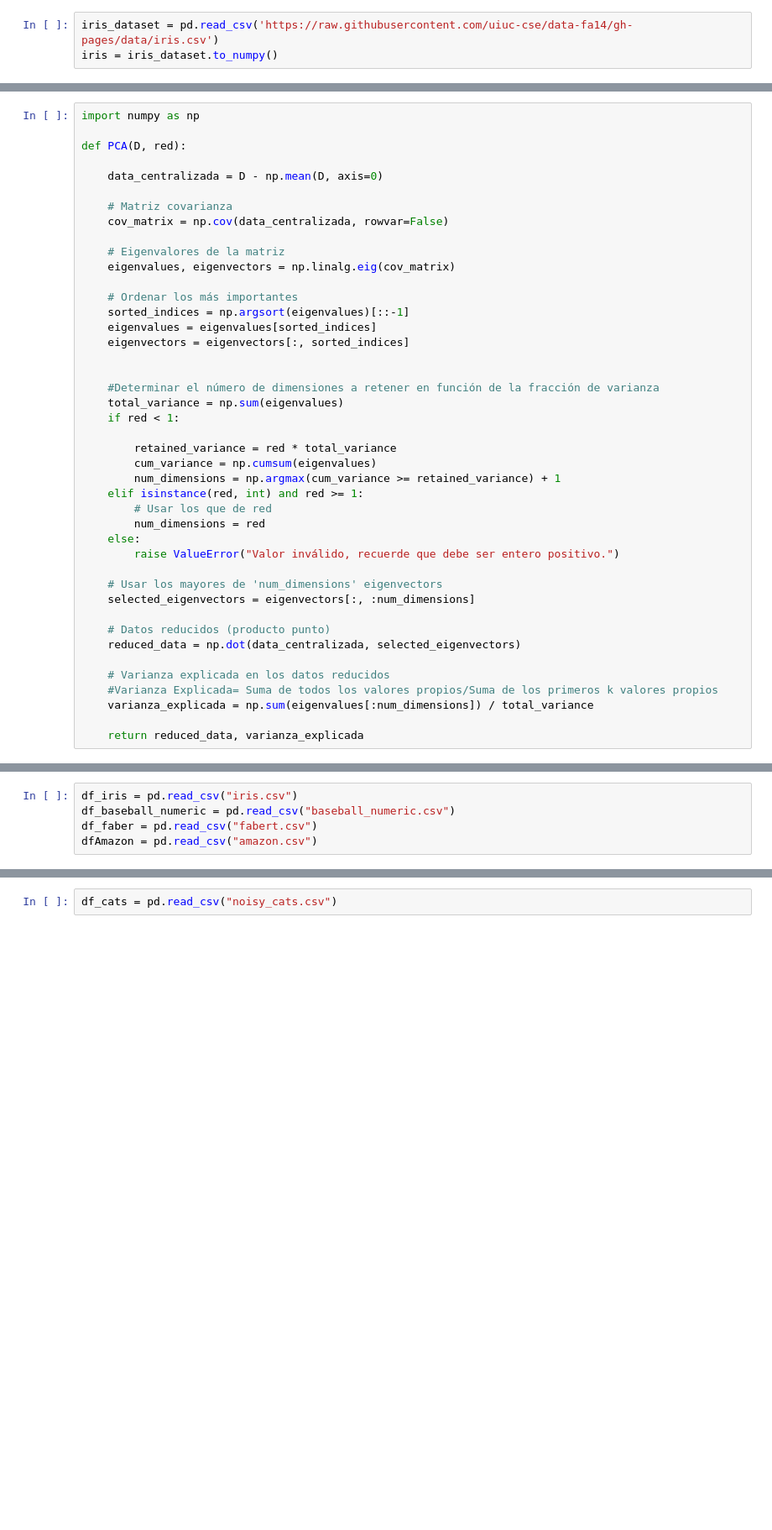
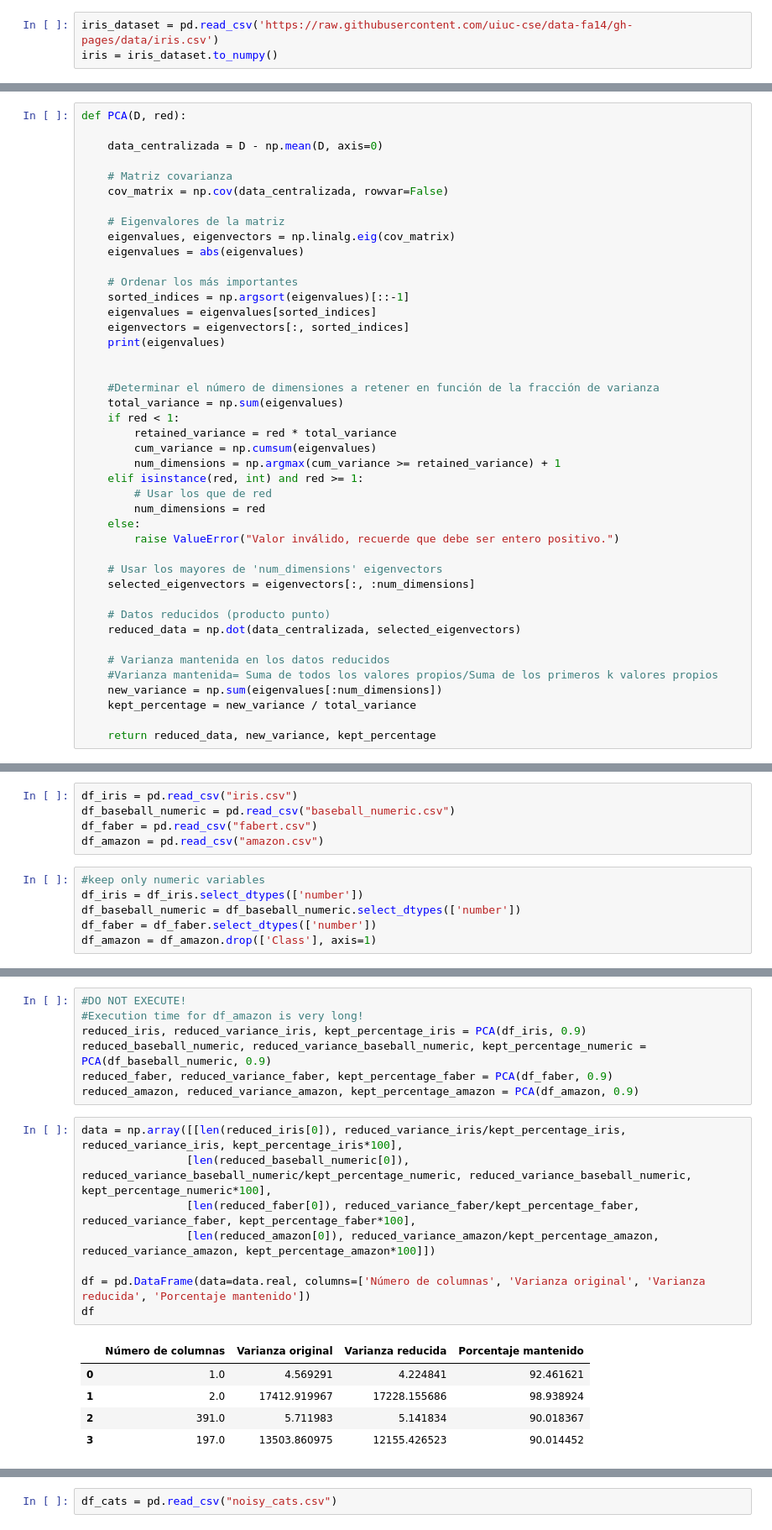
Before and after one commit to JuanJoseCifuentes/bi-sheet3, a Jupyter notebook: sheet4/Cifuentes-Cely-Perez_BISheet#4.ipynb, the cells around one changed output, grey strips where cells are left out. Shown at 84% size. Drawn from its saved outputs; the diff is of its cells as text; blank space fills up the shorter version.

```diff
--- a/sheet4/Cifuentes-Cely-Perez_BISheet#4.ipynb
+++ b/sheet4/Cifuentes-Cely-Perez_BISheet#4.ipynb
@@ -77,6 +80,4 @@ print(eigVecs2)
 # %%
-import numpy as np
-
 def PCA(D, red):
 
     data_centralizada = D - np.mean(D, axis=0)
@@ -86,17 +87,18 @@ def PCA(D, red):
 
     # Eigenvalores de la matriz
     eigenvalues, eigenvectors = np.linalg.eig(cov_matrix)
+    eigenvalues = abs(eigenvalues)
 
     # Ordenar los más importantes
     sorted_indices = np.argsort(eigenvalues)[::-1]
     eigenvalues = eigenvalues[sorted_indices]
     eigenvectors = eigenvectors[:, sorted_indices]
+    print(eigenvalues)
 
 
     #Determinar el número de dimensiones a retener en función de la fracción de varianza
     total_variance = np.sum(eigenvalues)
     if red < 1:
-
         retained_variance = red * total_variance
         cum_variance = np.cumsum(eigenvalues)
         num_dimensions = np.argmax(cum_variance >= retained_variance) + 1
@@ -112,8 +114,9 @@ def PCA(D, red):
     # Datos reducidos (producto punto)
     reduced_data = np.dot(data_centralizada, selected_eigenvectors)
 
-    # Varianza explicada en los datos reducidos
-    #Varianza Explicada= Suma de todos los valores propios/Suma de los primeros k valores propios
-    varianza_explicada = np.sum(eigenvalues[:num_dimensions]) / total_variance
+    # Varianza mantenida en los datos reducidos
+    #Varianza mantenida= Suma de todos los valores propios/Suma de los primeros k valores propios
+    new_variance = np.sum(eigenvalues[:num_dimensions])
+    kept_percentage = new_variance / total_variance
 
-    return reduced_data, varianza_explicada
+    return reduced_data, new_variance, kept_percentage
@@ -121,4 +126,10 @@ def PCA(D, red):
 df_iris = pd.read_csv("iris.csv")
 df_baseball_numeric = pd.read_csv("baseball_numeric.csv")
 df_faber = pd.read_csv("fabert.csv")
-dfAmazon = pd.read_csv("amazon.csv")
+df_amazon = pd.read_csv("amazon.csv")
+# %%
+#keep only numeric variables
+df_iris = df_iris.select_dtypes(['number'])
+df_baseball_numeric = df_baseball_numeric.select_dtypes(['number'])
+df_faber = df_faber.select_dtypes(['number'])
+df_amazon = df_amazon.drop(['Class'], axis=1)
@@ -124,0 +144,21 @@ dfAmazon = pd.read_csv("amazon.csv")
+# %%
+#DO NOT EXECUTE!
+#Execution time for df_amazon is very long!
+reduced_iris, reduced_variance_iris, kept_percentage_iris = PCA(df_iris, 0.9)
+reduced_baseball_numeric, reduced_variance_baseball_numeric, kept_percentage_numeric = PCA(df_baseball_numeric, 0.9)
+reduced_faber, reduced_variance_faber, kept_percentage_faber = PCA(df_faber, 0.9)
+reduced_amazon, reduced_variance_amazon, kept_percentage_amazon = PCA(df_amazon, 0.9)
+# %%
+data = np.array([[len(reduced_iris[0]), reduced_variance_iris/kept_percentage_iris, reduced_variance_iris, kept_percentage_iris*100],
+                [len(reduced_baseball_numeric[0]), reduced_variance_baseball_numeric/kept_percentage_numeric, reduced_variance_baseball_numeric, kept_percentage_numeric*100],
+                [len(reduced_faber[0]), reduced_variance_faber/kept_percentage_faber, reduced_variance_faber, kept_percentage_faber*100],
+                [len(reduced_amazon[0]), reduced_variance_amazon/kept_percentage_amazon, reduced_variance_amazon, kept_percentage_amazon*100]])
+
+df = pd.DataFrame(data=data.real, columns=['Número de columnas', 'Varianza original', 'Varianza reducida', 'Porcentaje mantenido'])
+df
+# %% [output]
+|  | Número de columnas | Varianza original | Varianza reducida | Porcentaje mantenido |
+| 0 | 1.0 | 4.569291 | 4.224841 | 92.461621 |
+| 1 | 2.0 | 17412.919967 | 17228.155686 | 98.938924 |
+| 2 | 391.0 | 5.711983 | 5.141834 | 90.018367 |
+| 3 | 197.0 | 13503.860975 | 12155.426523 | 90.014452 |
```
Also changed, not shown: parts of 20 cells of this notebook.
